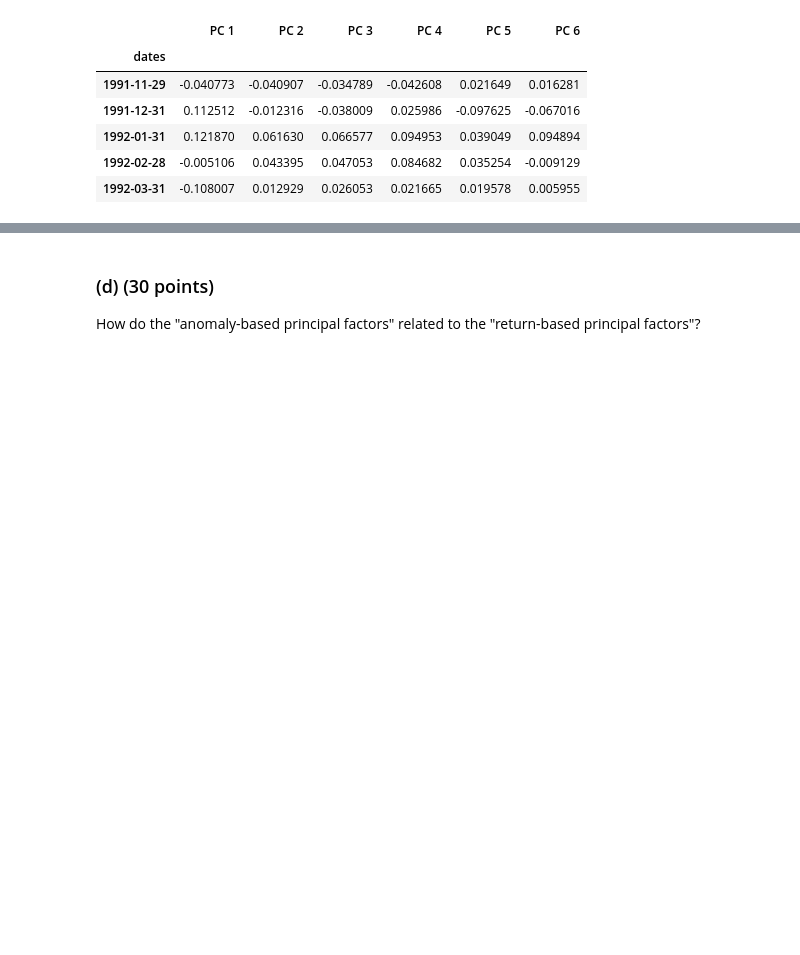
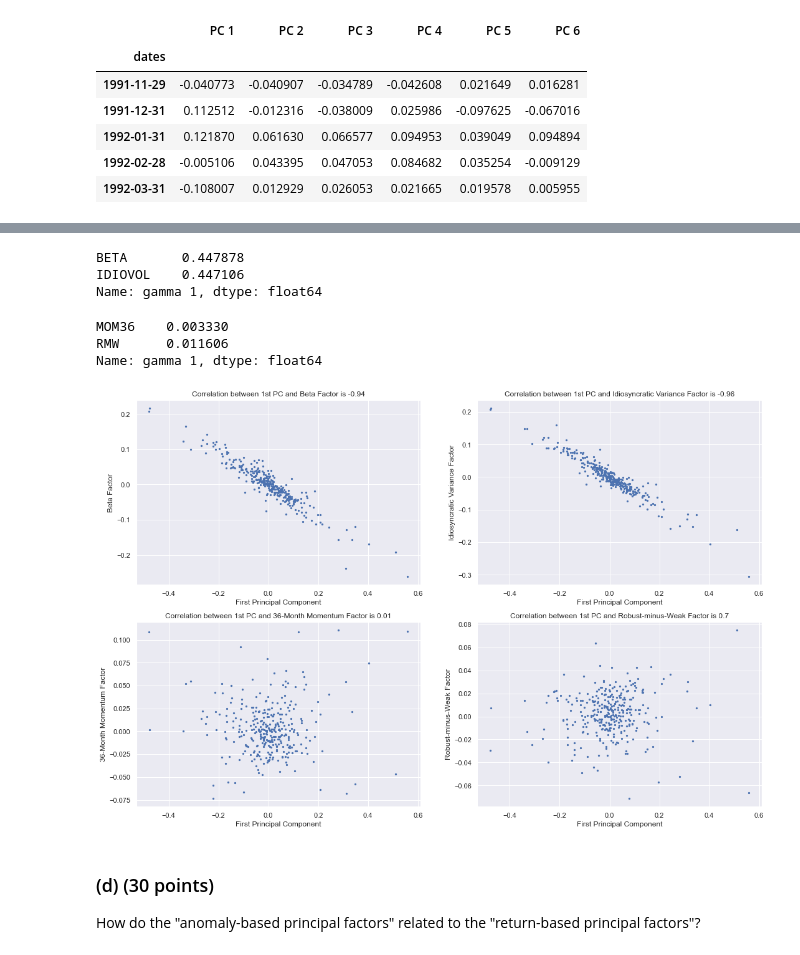
Before and after one commit to guimasuko/AssignmentEconometricsIV, a Jupyter notebook: code/q1.ipynb, the cells around one changed output, grey strips where cells are left out. Saved outputs shown, nothing was run; the diff lists cells and outputs as text; code cells hidden in the pictures; blank space fills up the shorter version.

```diff
--- a/code/q1_python.ipynb
+++ b/code/q1.ipynb
@@ -532,3 +622,43 @@ dominating anomaly?
+# %%
+(gammas["gamma 1"].abs()).nlargest(2)
+# %% [output]
+BETA       0.447878
+IDIOVOL    0.447106
+Name: gamma 1, dtype: float64
+# %%
+(gammas["gamma 1"].abs()).nsmallest(2)
+# %% [output]
+MOM36    0.003330
+RMW      0.011606
+Name: gamma 1, dtype: float64
+# %%
+fig, ax = plt.subplots(nrows=2, ncols=2, figsize=(18, 12))
+
+corr_1 = round(factors['BETA'].corr(pc_fac_rt['PC 1']), 2)
+ax[0,0].scatter(pc_fac_rt['PC 1'], factors['BETA'], s=5)
+ax[0,0].set_xlabel('First Principal Component')
+ax[0,0].set_ylabel('Beta Factor')
+ax[0,0].set_title(f'Correlation between 1st PC and Beta Factor is {corr_1}');
+
+corr_2 = round(factors['IDIOVOL'].corr(pc_fac_rt['PC 1']), 2)
+ax[0,1].scatter(pc_fac_rt['PC 1'], factors['IDIOVOL'], s=5)
+ax[0,1].set_xlabel('First Principal Component')
+ax[0,1].set_ylabel('Idiosyncratic Variance Factor')
+ax[0,1].set_title(f'Correlation between 1st PC and Idiosyncratic Variance Factor is {corr_2}');
+
+corr_3 = round(factors['MOM36'].corr(pc_fac_rt['PC 1']), 2)
+ax[1,0].scatter(pc_fac_rt['PC 1'], factors['MOM36'], s=5)
+ax[1,0].set_xlabel('First Principal Component')
+ax[1,0].set_ylabel('36-Month Momentum Factor')
+ax[1,0].set_title(f'Correlation between 1st PC and 36-Month Momentum Factor is {corr_3}');
+
+corr_4 = round(factors['RMW'].corr(pc_fac_rt['PC 1']), 2)
+ax[1,1].scatter(pc_fac_rt['PC 1'], factors['RMW'], s=5)
+ax[1,1].set_xlabel('First Principal Component')
+ax[1,1].set_ylabel('Robust-minus-Weak Factor')
+ax[1,1].set_title(f'Correlation between 1st PC and Robust-minus-Weak Factor is {corr}');
+# %% [output]
+[figure, added]
 # %% [markdown]
 ### (d) (30 points)
 How do the "anomaly-based principal factors" related to the "return-based principal factors"?
```
Also changed, not shown: parts of 16 cells of this notebook, 2 other files.
